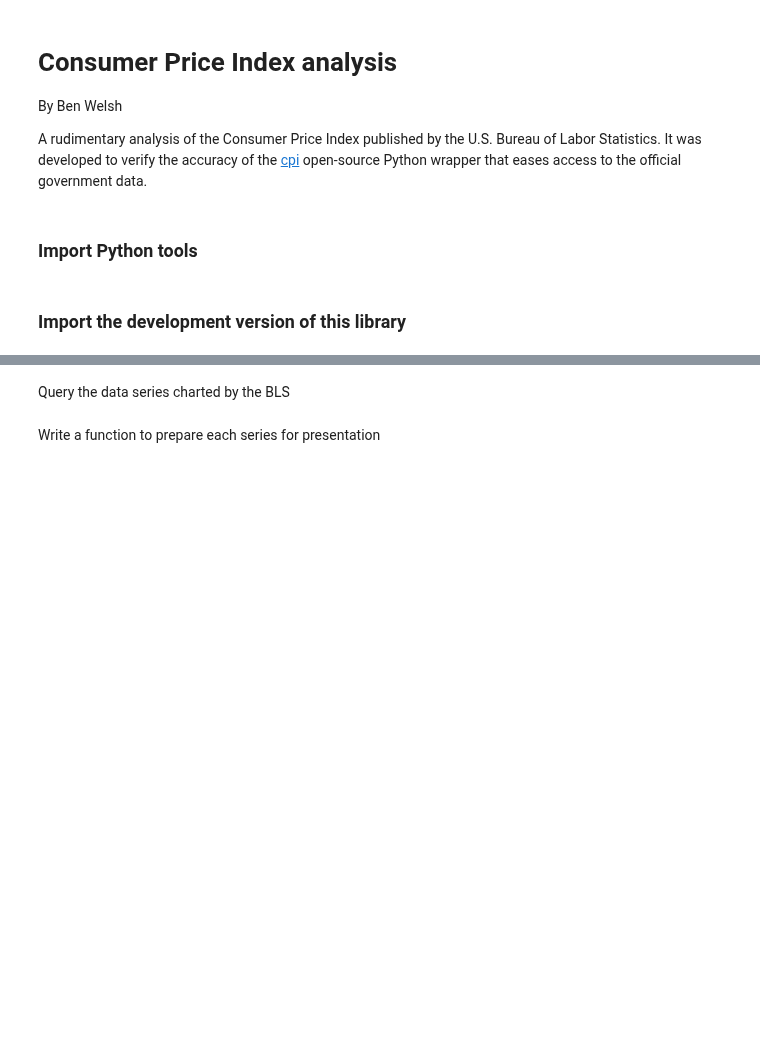
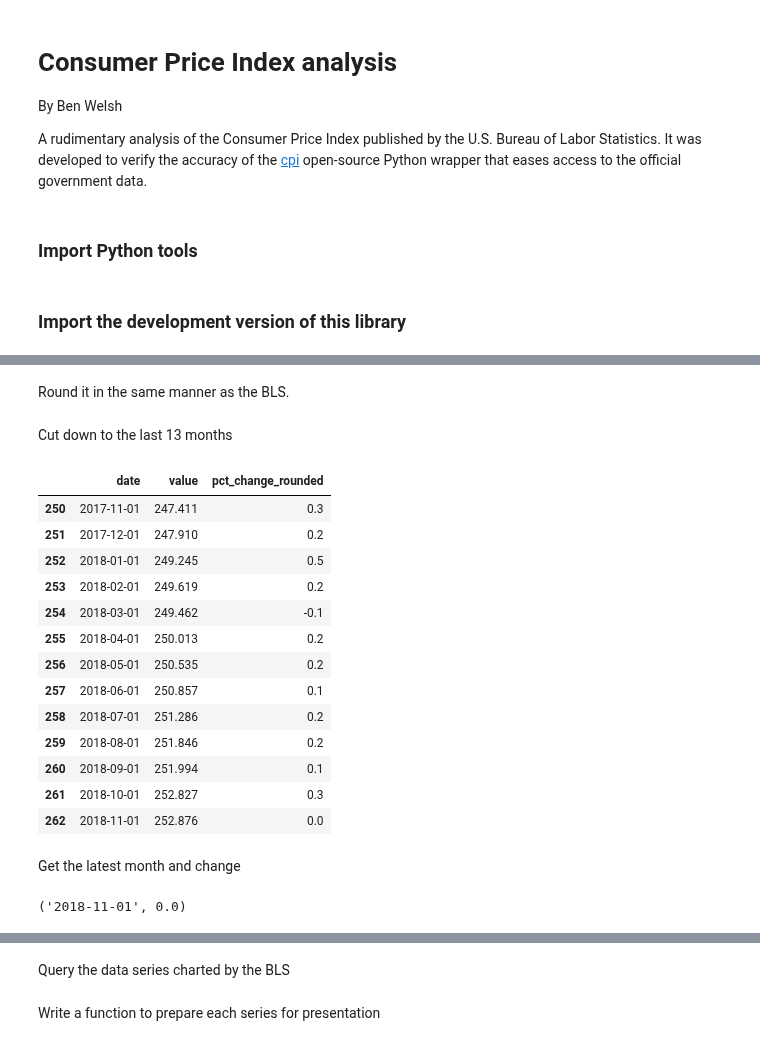
Before and after one commit to palewire/cpi, a Jupyter notebook: notebooks/analysis.ipynb, the cells around one changed output, grey strips where cells are left out. Saved outputs shown, nothing was run; the diff lists cells and outputs as text; code cells hidden in the pictures; blank space fills up the shorter version.

```diff
--- a/notebooks/analysis.ipynb
+++ b/notebooks/analysis.ipynb
@@ -25,0 +40,2 @@ import cpi
+# %% [markdown]
+Round it in the same manner as the BLS.
@@ -25,0 +44,2 @@ import cpi
+# %% [markdown]
+Cut down to the last 13 months
@@ -25,0 +48,23 @@ import cpi
+# %%
+last_13[[
+    'date',
+    'value',
+    'pct_change_rounded'
+]]
+# %% [output]
+|  | date | value | pct_change_rounded |
+| 250 | 2017-11-01 | 247.411 | 0.3 |
+| 251 | 2017-12-01 | 247.910 | 0.2 |
+| 252 | 2018-01-01 | 249.245 | 0.5 |
+| 253 | 2018-02-01 | 249.619 | 0.2 |
+| 254 | 2018-03-01 | 249.462 | -0.1 |
+| 255 | 2018-04-01 | 250.013 | 0.2 |
+| 256 | 2018-05-01 | 250.535 | 0.2 |
+| 257 | 2018-06-01 | 250.857 | 0.1 |
+| 258 | 2018-07-01 | 251.286 | 0.2 |
+| 259 | 2018-08-01 | 251.846 | 0.2 |
+| 260 | 2018-09-01 | 251.994 | 0.1 |
+| 261 | 2018-10-01 | 252.827 | 0.3 |
+| 262 | 2018-11-01 | 252.876 | 0.0 |
+# %% [markdown]
+Get the latest month and change
@@ -25,0 +73,4 @@ import cpi
+# %%
+latest_month, latest_change
+# %% [output]
+('2018-11-01', 0.0)
```
Also changed, not shown: parts of 31 cells of this notebook, 6 other files.
